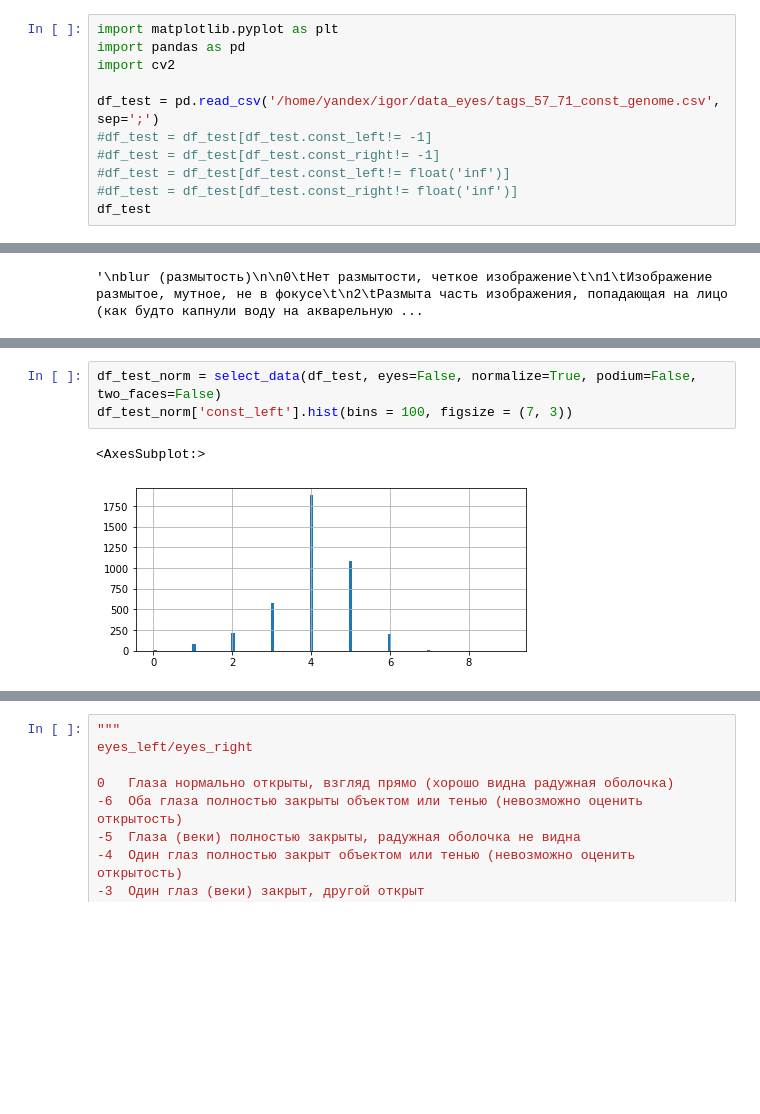
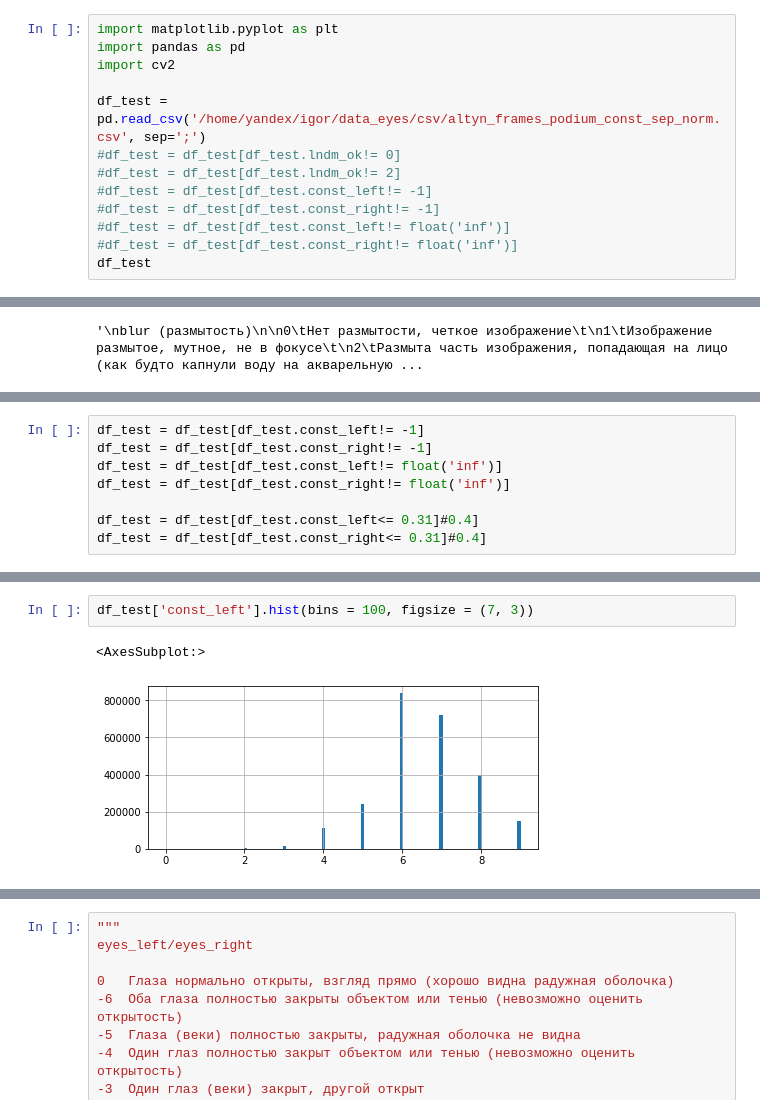
Before and after one commit to IgorSondors/data_eyes, a Jupyter notebook: check_labels.ipynb, the cells around one changed output, grey strips where cells are left out. Cells and saved outputs as stored; diff of their text form; blank space fills up the shorter version.

```diff
--- a/check_labels.ipynb
+++ b/check_labels.ipynb
@@ -3,7 +3,9 @@ import matplotlib.pyplot as plt
 import pandas as pd
 import cv2
 
-df_test = pd.read_csv('/home/yandex/igor/data_eyes/tags_57_71_const_genome.csv', sep=';')
+df_test = pd.read_csv('/home/yandex/igor/data_eyes/csv/altyn_frames_podium_const_sep_norm.csv', sep=';')
+#df_test = df_test[df_test.lndm_ok!= 0]
+#df_test = df_test[df_test.lndm_ok!= 2]
 #df_test = df_test[df_test.const_left!= -1]
 #df_test = df_test[df_test.const_right!= -1]
 #df_test = df_test[df_test.const_left!= float('inf')]
@@ -224,0 +161,8 @@ df_select
+# %%
+df_test = df_test[df_test.const_left!= -1]
+df_test = df_test[df_test.const_right!= -1]
+df_test = df_test[df_test.const_left!= float('inf')]
+df_test = df_test[df_test.const_right!= float('inf')]
+
+df_test = df_test[df_test.const_left<= 0.31]#0.4]
+df_test = df_test[df_test.const_right<= 0.31]#0.4]
@@ -230,6 +293,5 @@ ValueError: supplied range of [-1.0, inf] is not finite
 # %%
-df_test_norm = select_data(df_test, eyes=False, normalize=True, podium=False, two_faces=False)
-df_test_norm['const_left'].hist(bins = 100, figsize = (7, 3))
+df_test['const_left'].hist(bins = 100, figsize = (7, 3))
 # %% [output]
 <AxesSubplot:>
-[figure, old version]
+[figure, new version]
```
Also changed, not shown: parts of 36 cells of this notebook, 48 other files.
